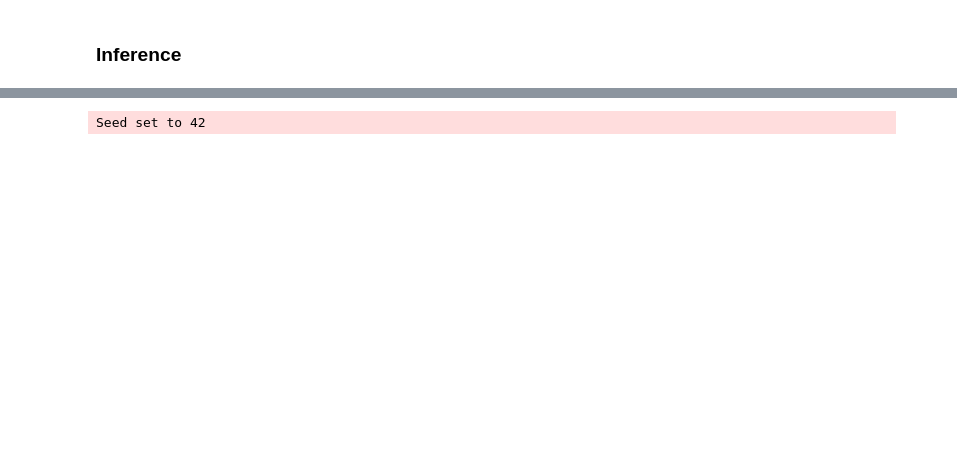
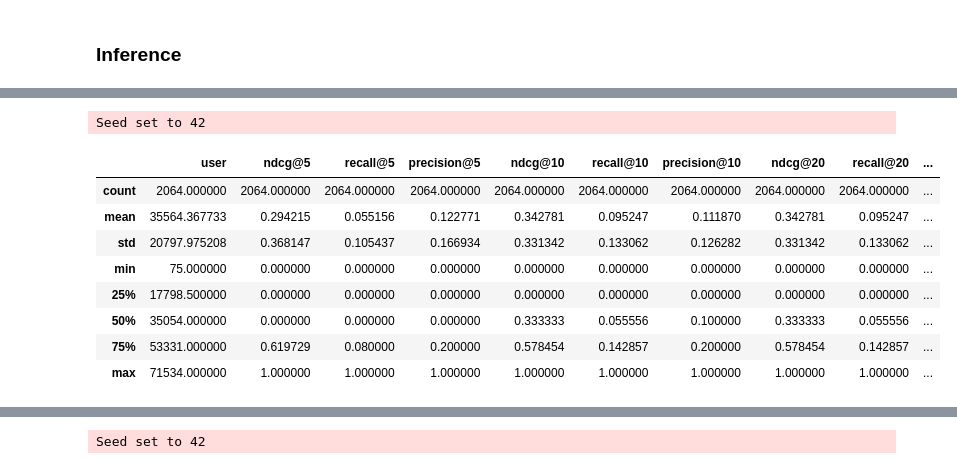
Before and after one commit to jeffery5bai/DPRecSys, a Jupyter notebook: experiments/rerank_exp.ipynb, the cells around one changed output, grey strips where cells are left out. Saved outputs shown, nothing was run; the diff lists cells and outputs as text; code cells hidden in the pictures; blank space fills up the shorter version.

```diff
--- a/experiments/rerank_exp.ipynb
+++ b/experiments/rerank_exp.ipynb
@@ -559,0 +526,7 @@ feature_engineer = joblib.load(os.path.join(dir, f"{prefix}_feature_engineer.pkl
+# %%
+mmr_result_df = mmr_reranker.rerank(
+    top_k=10,
+    theta=0.5,
+    random_state=42,
+)
+mmr_result_df.head()
@@ -559,0 +558,19 @@ feature_engineer = joblib.load(os.path.join(dir, f"{prefix}_feature_engineer.pkl
+# %%
+from common.eval import Evaluator
+evaluator = Evaluator()
+
+mmr_reranked_score_df = evaluator.evaluate(mmr_result_df, K=5)
+mmr_reranked_score_df = evaluator.evaluate(mmr_reranked_score_df, K=10)
+mmr_reranked_score_df = evaluator.evaluate(mmr_reranked_score_df, K=20)
+mmr_reranked_score_df.describe()
+# %% [output]
+Seed set to 42
+|  | user | ndcg@5 | recall@5 | precision@5 | ndcg@10 | recall@10 | precision@10 | ndcg@20 | recall@20 | ... |
+| count | 2064.000000 | 2064.000000 | 2064.000000 | 2064.000000 | 2064.000000 | 2064.000000 | 2064.000000 | 2064.000000 | 2064.000000 | ... |
+| mean | 35564.367733 | 0.294215 | 0.055156 | 0.122771 | 0.342781 | 0.095247 | 0.111870 | 0.342781 | 0.095247 | ... |
+| std | 20797.975208 | 0.368147 | 0.105437 | 0.166934 | 0.331342 | 0.133062 | 0.126282 | 0.331342 | 0.133062 | ... |
+| min | 75.000000 | 0.000000 | 0.000000 | 0.000000 | 0.000000 | 0.000000 | 0.000000 | 0.000000 | 0.000000 | ... |
+| 25% | 17798.500000 | 0.000000 | 0.000000 | 0.000000 | 0.000000 | 0.000000 | 0.000000 | 0.000000 | 0.000000 | ... |
+| 50% | 35054.000000 | 0.000000 | 0.000000 | 0.000000 | 0.333333 | 0.055556 | 0.100000 | 0.333333 | 0.055556 | ... |
+| 75% | 53331.000000 | 0.619729 | 0.080000 | 0.200000 | 0.578454 | 0.142857 | 0.200000 | 0.578454 | 0.142857 | ... |
+| max | 71534.000000 | 1.000000 | 1.000000 | 1.000000 | 1.000000 | 1.000000 | 1.000000 | 1.000000 | 1.000000 | ... |
```
Also changed, not shown: parts of 22 cells of this notebook, 2 other files.
